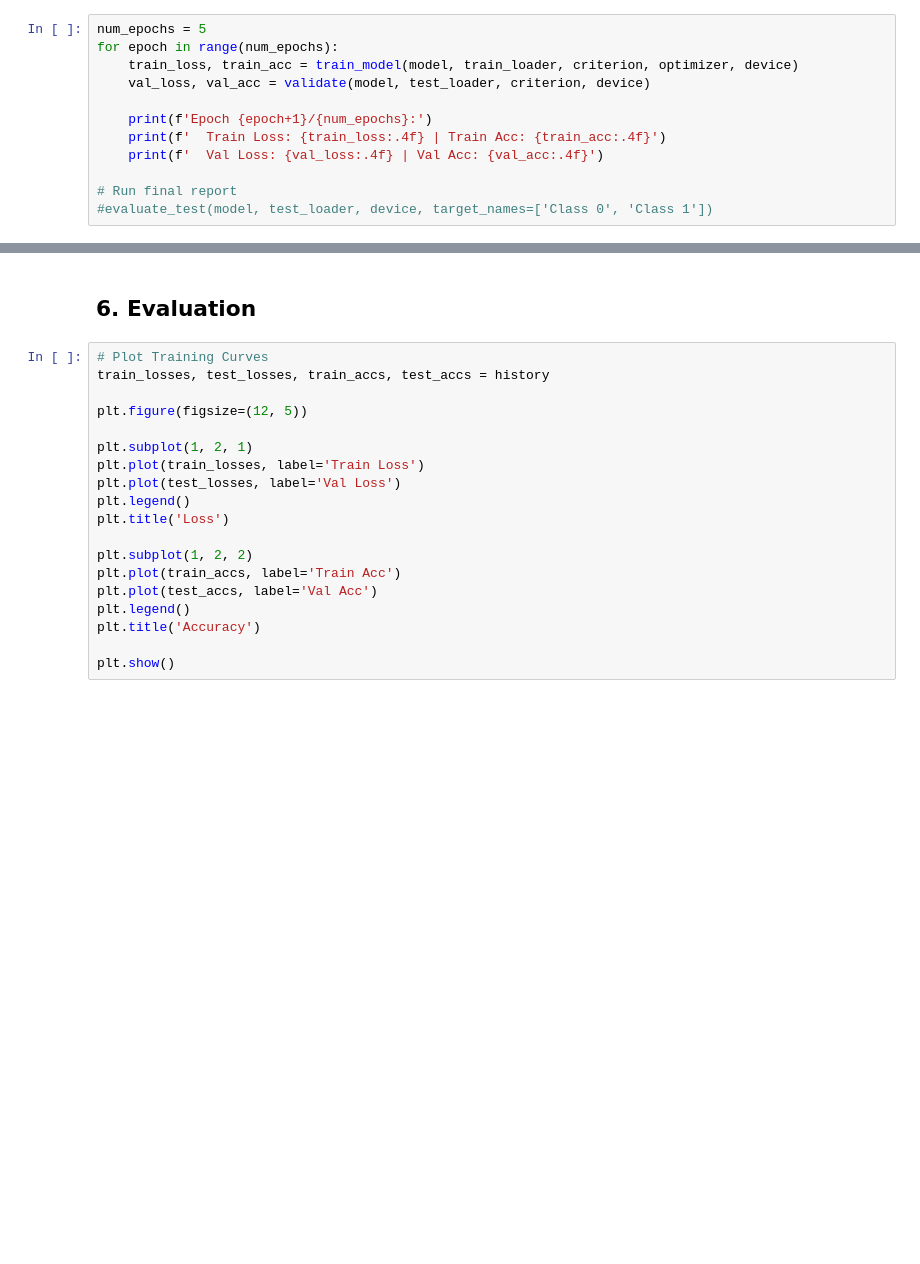
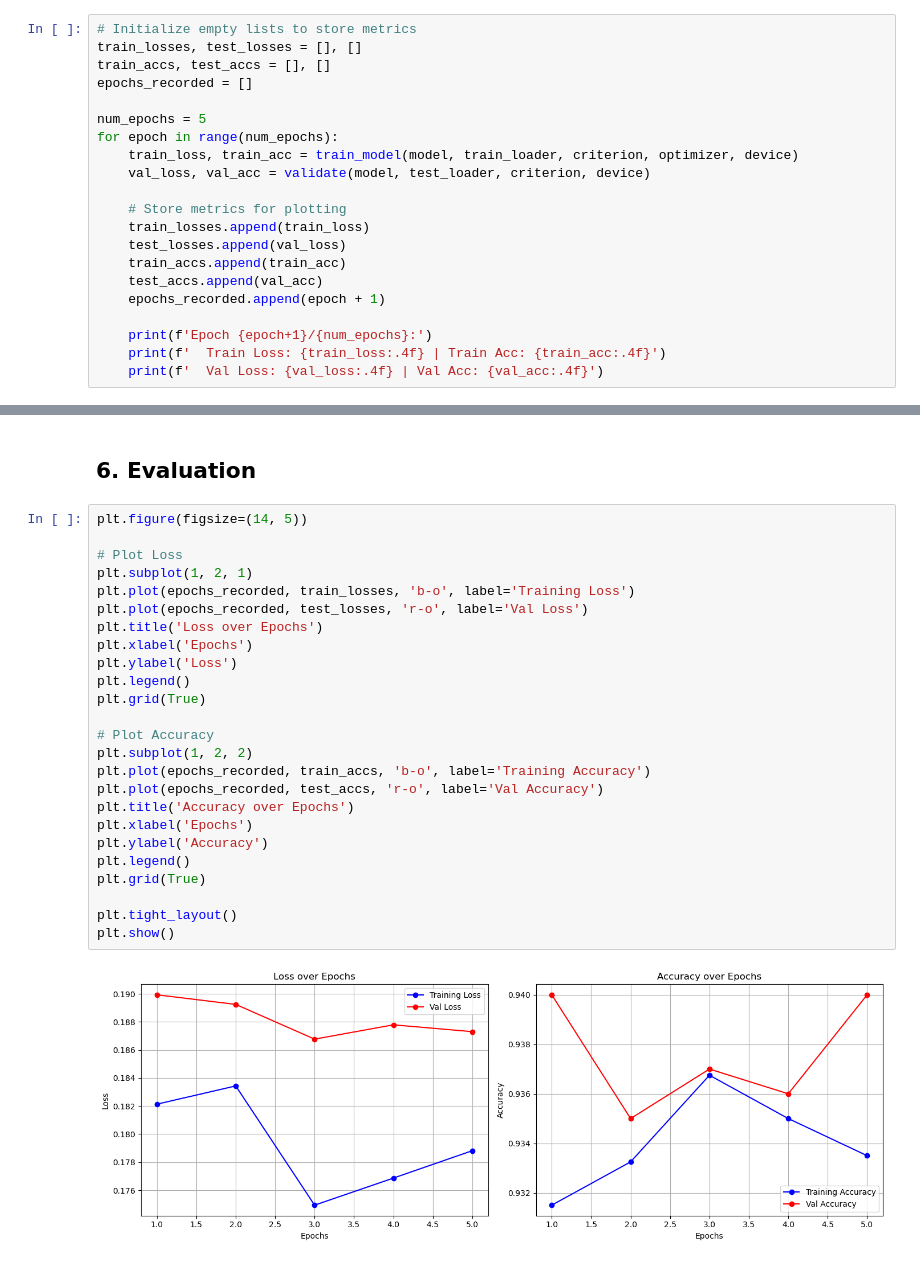
Before and after one commit to Jideco/Malaria-Cell-Detection, a Jupyter notebook: notebooy.ipynb, the cells around one changed output, grey strips where cells are left out. Drawn from its saved outputs; the diff is of its cells as text; blank space fills up the shorter version.

```diff
--- a/notebooy.ipynb
+++ b/notebooy.ipynb
@@ -424,15 +500,24 @@ def evaluate_test(model, test_loader, device, target_names=None):
 
     return preds_arr, labels_arr
 # %%
+# Initialize empty lists to store metrics
+train_losses, test_losses = [], []
+train_accs, test_accs = [], []
+epochs_recorded = []
+
 num_epochs = 5
 for epoch in range(num_epochs):
     train_loss, train_acc = train_model(model, train_loader, criterion, optimizer, device)
     val_loss, val_acc = validate(model, test_loader, criterion, device)
 
+    # Store metrics for plotting
+    train_losses.append(train_loss)
+    test_losses.append(val_loss)
+    train_accs.append(train_acc)
+    test_accs.append(val_acc)
+    epochs_recorded.append(epoch + 1)
+
     print(f'Epoch {epoch+1}/{num_epochs}:')
     print(f'  Train Loss: {train_loss:.4f} | Train Acc: {train_acc:.4f}')
     print(f'  Val Loss: {val_loss:.4f} | Val Acc: {val_acc:.4f}')
-
-# Run final report
-#evaluate_test(model, test_loader, device, target_names=['Class 0', 'Class 1'])
 # %% [output]
@@ -443,21 +539,29 @@ evaluate_test(model, test_loader, device, target_names=['Class 0', 'Class 1'])
 # %% [markdown]
 ## 6. Evaluation
 # %%
-# Plot Training Curves
-train_losses, test_losses, train_accs, test_accs = history
+plt.figure(figsize=(14, 5))
 
-plt.figure(figsize=(12, 5))
+# Plot Loss
+plt.subplot(1, 2, 1)
+plt.plot(epochs_recorded, train_losses, 'b-o', label='Training Loss')
+plt.plot(epochs_recorded, test_losses, 'r-o', label='Val Loss')
+plt.title('Loss over Epochs')
+plt.xlabel('Epochs')
+plt.ylabel('Loss')
+plt.legend()
+plt.grid(True)
 
-plt.subplot(1, 2, 1)
-plt.plot(train_losses, label='Train Loss')
-plt.plot(test_losses, label='Val Loss')
+# Plot Accuracy
+plt.subplot(1, 2, 2)
+plt.plot(epochs_recorded, train_accs, 'b-o', label='Training Accuracy')
+plt.plot(epochs_recorded, test_accs, 'r-o', label='Val Accuracy')
+plt.title('Accuracy over Epochs')
+plt.xlabel('Epochs')
+plt.ylabel('Accuracy')
 plt.legend()
-plt.title('Loss')
+plt.grid(True)
 
-plt.subplot(1, 2, 2)
-plt.plot(train_accs, label='Train Acc')
-plt.plot(test_accs, label='Val Acc')
-plt.legend()
-plt.title('Accuracy')
-
+plt.tight_layout()
 plt.show()
+# %% [output]
+[figure, added]
```
Also changed, not shown: parts of 14 cells of this notebook, 1 other file.
